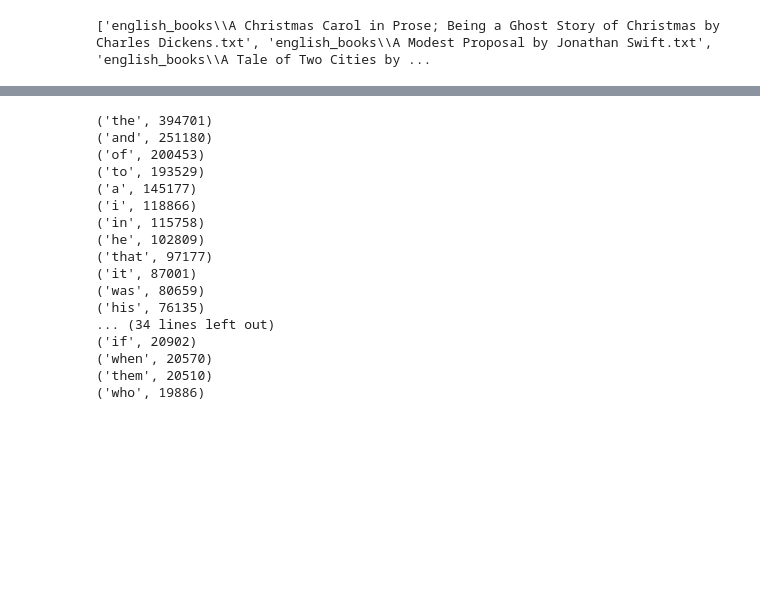
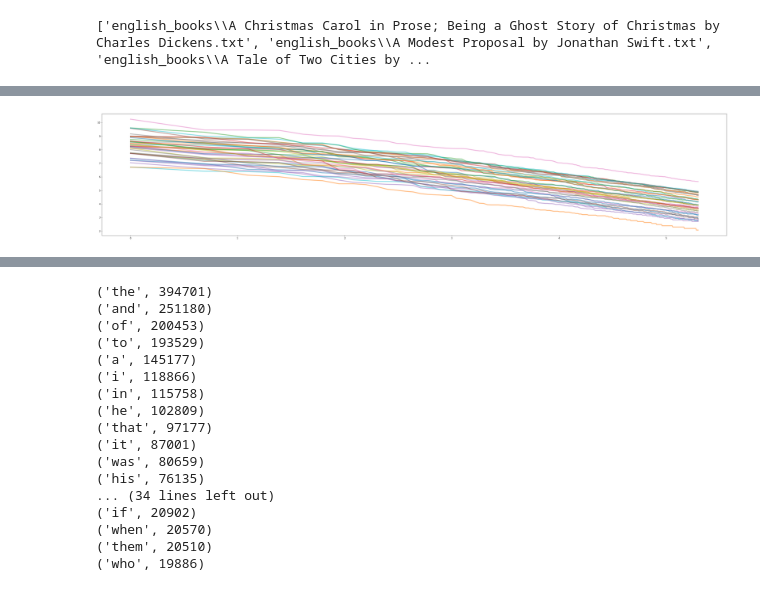
Before and after one commit to ccmerry/voynich_manuscript_text_analysis, a Jupyter notebook: book_analysis.ipynb, the cells around one changed output, grey strips where cells are left out. Saved outputs shown, nothing was run; the diff lists cells and outputs as text; code cells hidden in the pictures; blank space fills up the shorter version.

```diff
--- a/book_analysis.ipynb
+++ b/book_analysis.ipynb
@@ -164,0 +147,3 @@ A Tale of Two Cities by Charles Dickens
+# %%
+word_df = pd.DataFrame(columns=column_name_list)
+word_df
@@ -164,0 +153,2 @@ A Tale of Two Cities by Charles Dickens
+# %%
+word_df.loc[0,:] = log_name_list
@@ -164,0 +251,9 @@ A Tale of Two Cities by Charles Dickens
+# %%
+word_df = word_df.apply(pd.to_numeric)
+# %%
+count = 0
+for row in word_df.iterrows():
+    if count != 0:
+        theta = np.polyfit(word_df.loc[0,:], word_df.loc[count,:], 1)
+        print("{} slope of {}".format(theta[0],book_index[count-1]))
+    count = count + 1
@@ -164,0 +278,10 @@ A Tale of Two Cities by Charles Dickens
+# %%
+plt.rcParams["figure.figsize"] = [50, 10]
+count = 0
+for row in word_df.iterrows():
+    if count != 0:
+        #plt.scatter(word_df.loc[0,:], word_df.loc[count,:], alpha=.9, s=50)
+        plt.plot(word_df.loc[0,:], word_df.loc[count,:], alpha=.5, linewidth='4')
+    count = count + 1
+# %% [output]
+[figure, added]
```
Also changed, not shown: parts of 26 cells of this notebook.
